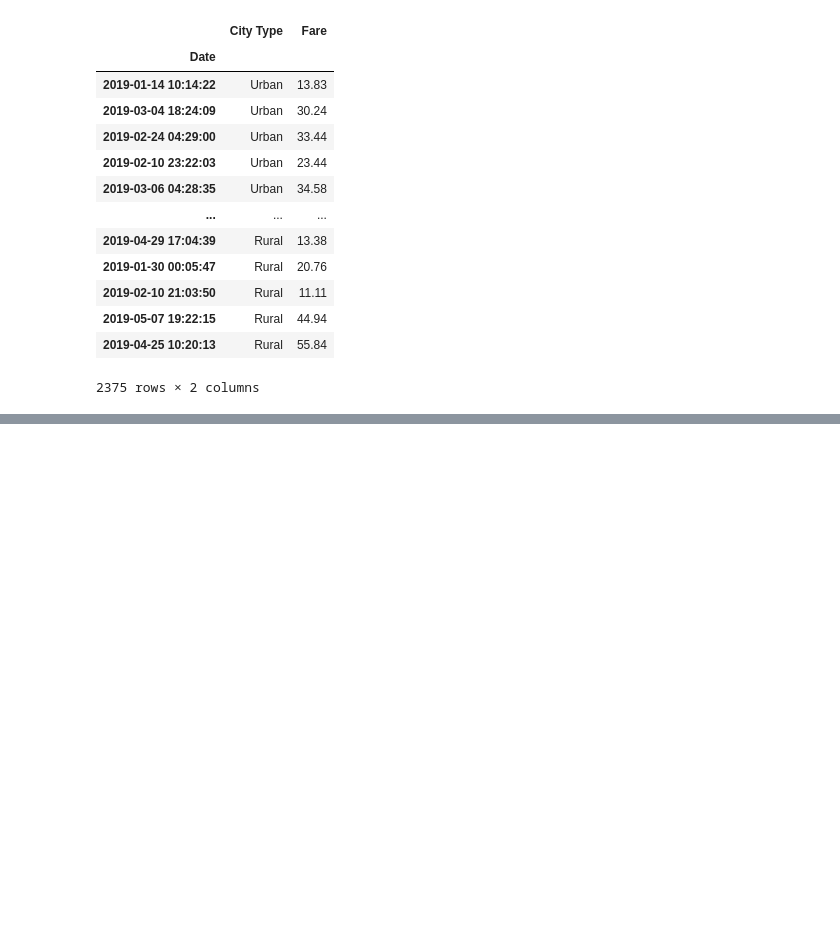
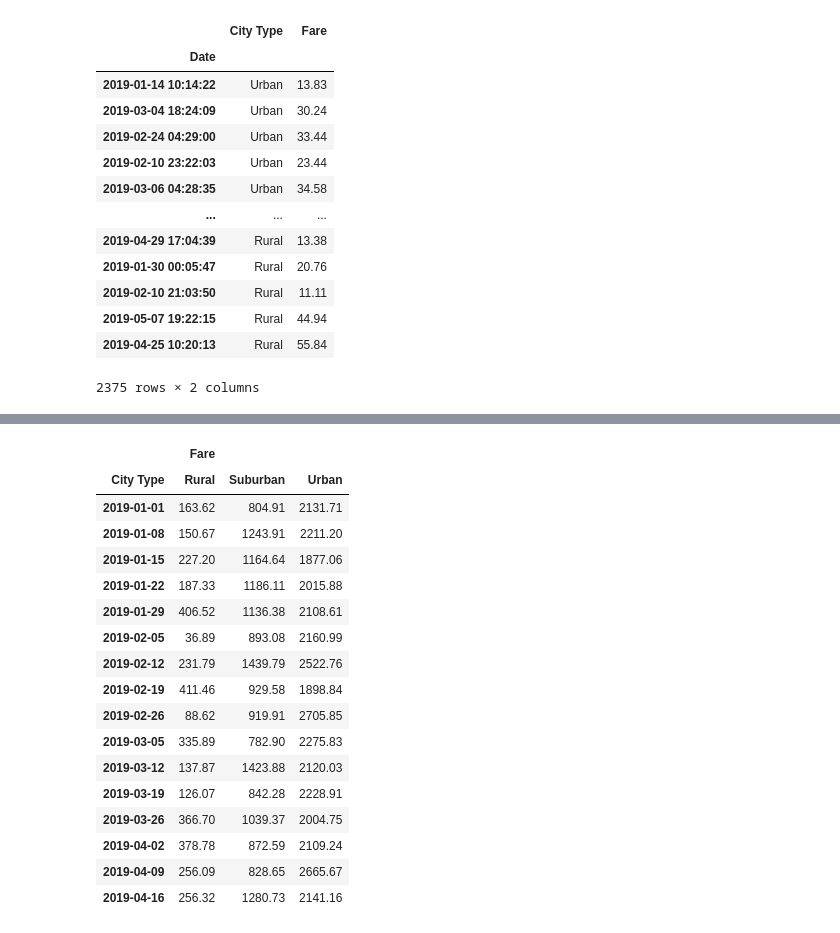
Before and after one commit to amnichols93/PyBer_Analysis, a Jupyter notebook: PyBer.ipynb, the cells around one changed output, grey strips where cells are left out. Cells and saved outputs as stored; diff of their text form; code cells hidden in the pictures; blank space fills up the shorter version.

```diff
--- a/PyBer.ipynb
+++ b/PyBer.ipynb
@@ -809,0 +814,5 @@ testtable.head(10)
+# %%
+# Step 7: create a pivot table DataFrame with the Date as the index and columns = 'City Type'.
+# The Fare for each Date should appear in each row
+sum_of_fares_pvt = pd.pivot_table(sum_of_fares_df, columns = 'City Type', index = 'Date')
+sum_of_fares_pvt.head(10)
@@ -809,0 +833,5 @@ testtable.head(10)
+# %%
+# Step 8: Convert the pivot table back to a dataframe
+sum_of_fares_pvt_df = pd.DataFrame(sum_of_fares_pvt).loc['2019-01-01':'2019-04-28']
+sum_of_fares_pvt_df.index = pd.to_datetime(sum_of_fares_pvt_df.index)
+sum_of_fares_pvt_df.head()
@@ -809,0 +847,15 @@ testtable.head(10)
+# %%
+# Step 9:
+# Set the index by DAYS
+daily_index = pd.date_range(start=sum_of_fares_pvt_df.index.min(), end=sum_of_fares_pvt_df.index.max(), freq='d')
+
+# Create a series where the index is the individual days
+daily_series = pd.Series(range(len(daily_index)),index=daily_index)
+
+# Resample the Day Series into a Week Series to make the bins
+weekly_bins = daily_series.resample('7d').sum()
+
+# Format the Bins to isolate just the date, and then format that date to a datetime64 type
+weekly_bins.index = pd.to_datetime(weekly_bins.index).date
+weekly_bins.index = pd.to_datetime(weekly_bins.index)
+weekly_bins.index
@@ -809,0 +883,31 @@ testtable.head(10)
+# %%
+from operator import attrgetter
+
+# Calculate the sum() of the fares for each week in the resampled data.
+weekly_fares_sum_df = sum_of_fares_pvt_df.groupby(pd.cut(sum_of_fares_pvt_df.index, weekly_bins.index)).sum()
+
+#weekly_fares_sum_df.index = pd.to_datetime(weekly_fares_sum_df.index).date
+#weekly_fares_sum_df.index = pd.to_datetime(weekly_fares_sum_df.index)
+
+weekly_fares_sum_df.index = weekly_fares_sum_df.index.map(attrgetter('left'))
+
+weekly_fares_sum_df
+# %% [output]
+|  | Fare |  |  |
+| City Type | Rural | Suburban | Urban |
+| 2019-01-01 | 163.62 | 804.91 | 2131.71 |
+| 2019-01-08 | 150.67 | 1243.91 | 2211.20 |
+| 2019-01-15 | 227.20 | 1164.64 | 1877.06 |
+| 2019-01-22 | 187.33 | 1186.11 | 2015.88 |
+| 2019-01-29 | 406.52 | 1136.38 | 2108.61 |
+| 2019-02-05 | 36.89 | 893.08 | 2160.99 |
+| 2019-02-12 | 231.79 | 1439.79 | 2522.76 |
+| 2019-02-19 | 411.46 | 929.58 | 1898.84 |
+| 2019-02-26 | 88.62 | 919.91 | 2705.85 |
+| 2019-03-05 | 335.89 | 782.90 | 2275.83 |
+| 2019-03-12 | 137.87 | 1423.88 | 2120.03 |
+| 2019-03-19 | 126.07 | 842.28 | 2228.91 |
+| 2019-03-26 | 366.70 | 1039.37 | 2004.75 |
+| 2019-04-02 | 378.78 | 872.59 | 2109.24 |
+| 2019-04-09 | 256.09 | 828.65 | 2665.67 |
+| 2019-04-16 | 256.32 | 1280.73 | 2141.16 |
```
Also changed, not shown: parts of 19 cells of this notebook, 6 other files.
